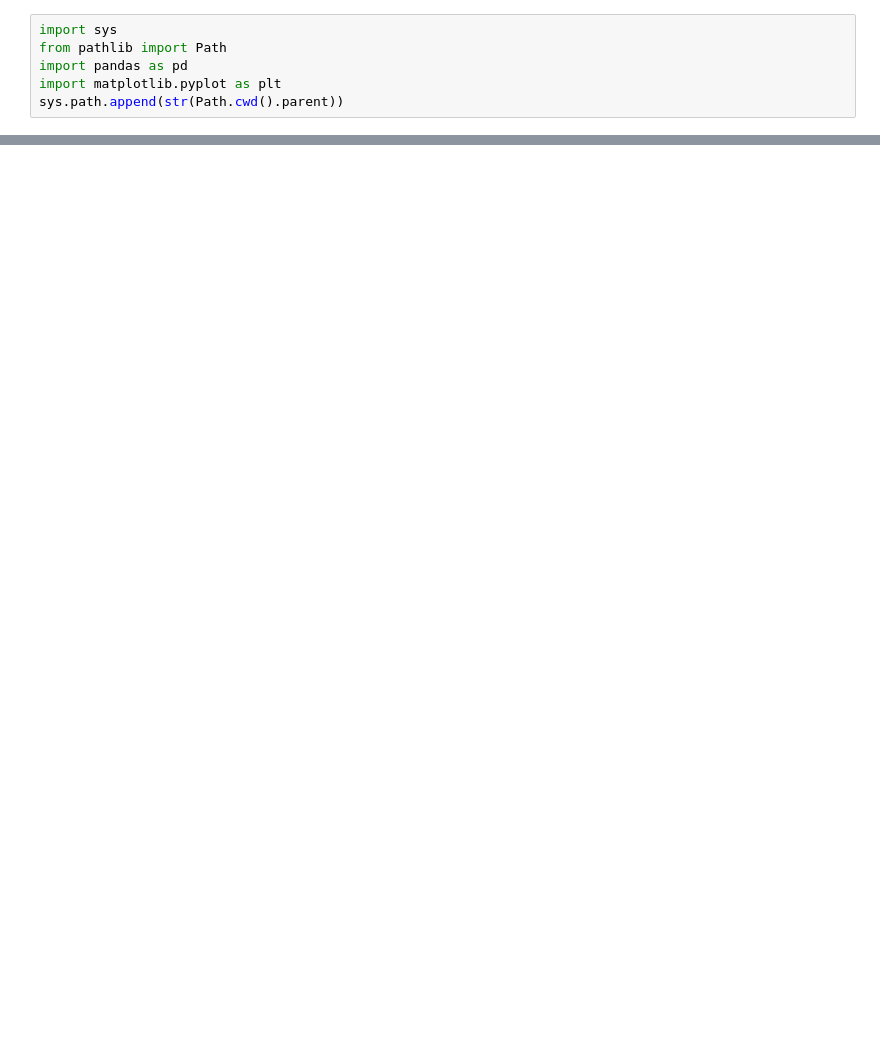
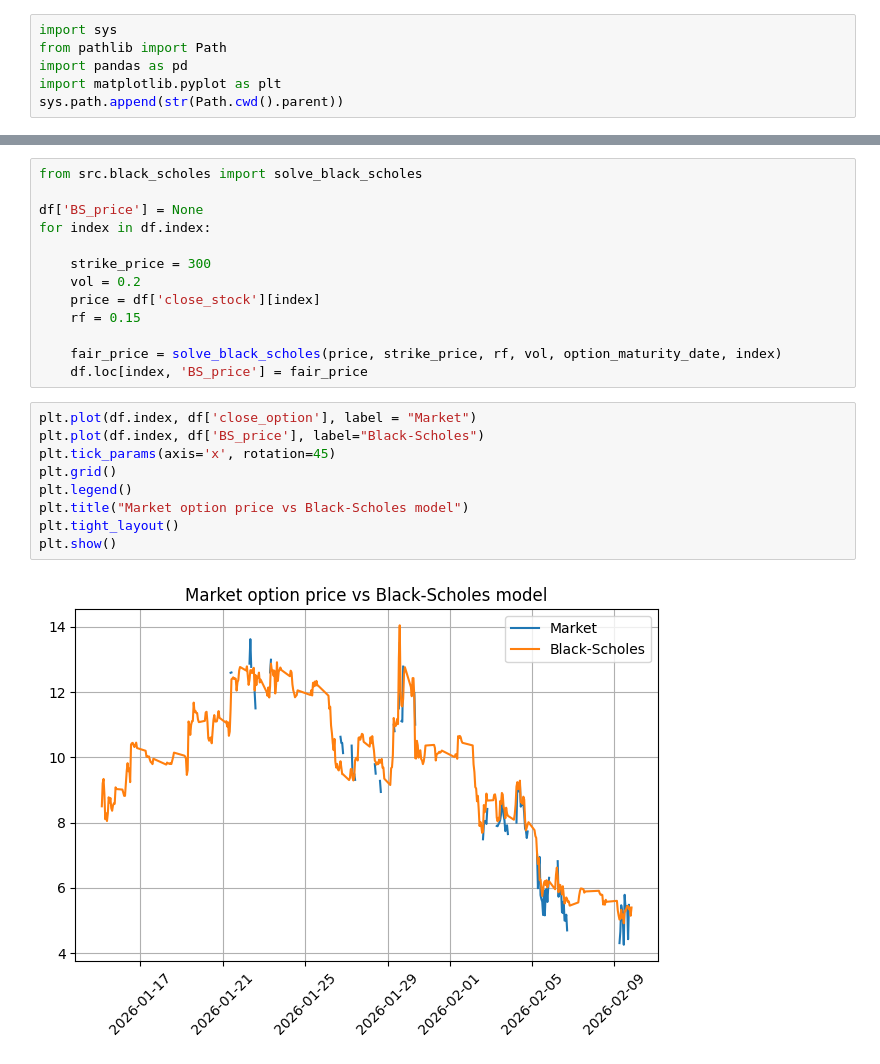
Before and after one commit to SigmaFlowX/Options-Market-Making, a Jupyter notebook: notebooks/BS_model_vs_market.ipynb, the cells around one changed output, grey strips where cells are left out. Cells and saved outputs as stored; diff of their text form; blank space fills up the shorter version.

```diff
--- a/notebooks/BS_model_vs_market.ipynb
+++ b/notebooks/BS_model_vs_market.ipynb
@@ -56,0 +66,24 @@ plt.show()
+# %%
+from src.black_scholes import solve_black_scholes
+
+df['BS_price'] = None
+for index in df.index:
+
+    strike_price = 300
+    vol = 0.2
+    price = df['close_stock'][index]
+    rf = 0.15
+
+    fair_price = solve_black_scholes(price, strike_price, rf, vol, option_maturity_date, index)
+    df.loc[index, 'BS_price'] = fair_price
+# %%
+plt.plot(df.index, df['close_option'], label = "Market")
+plt.plot(df.index, df['BS_price'], label="Black-Scholes")
+plt.tick_params(axis='x', rotation=45)
+plt.grid()
+plt.legend()
+plt.title("Market option price vs Black-Scholes model")
+plt.tight_layout()
+plt.show()
+# %% [output]
+[figure, added]
```
Also changed, not shown: parts of 7 cells of this notebook.
